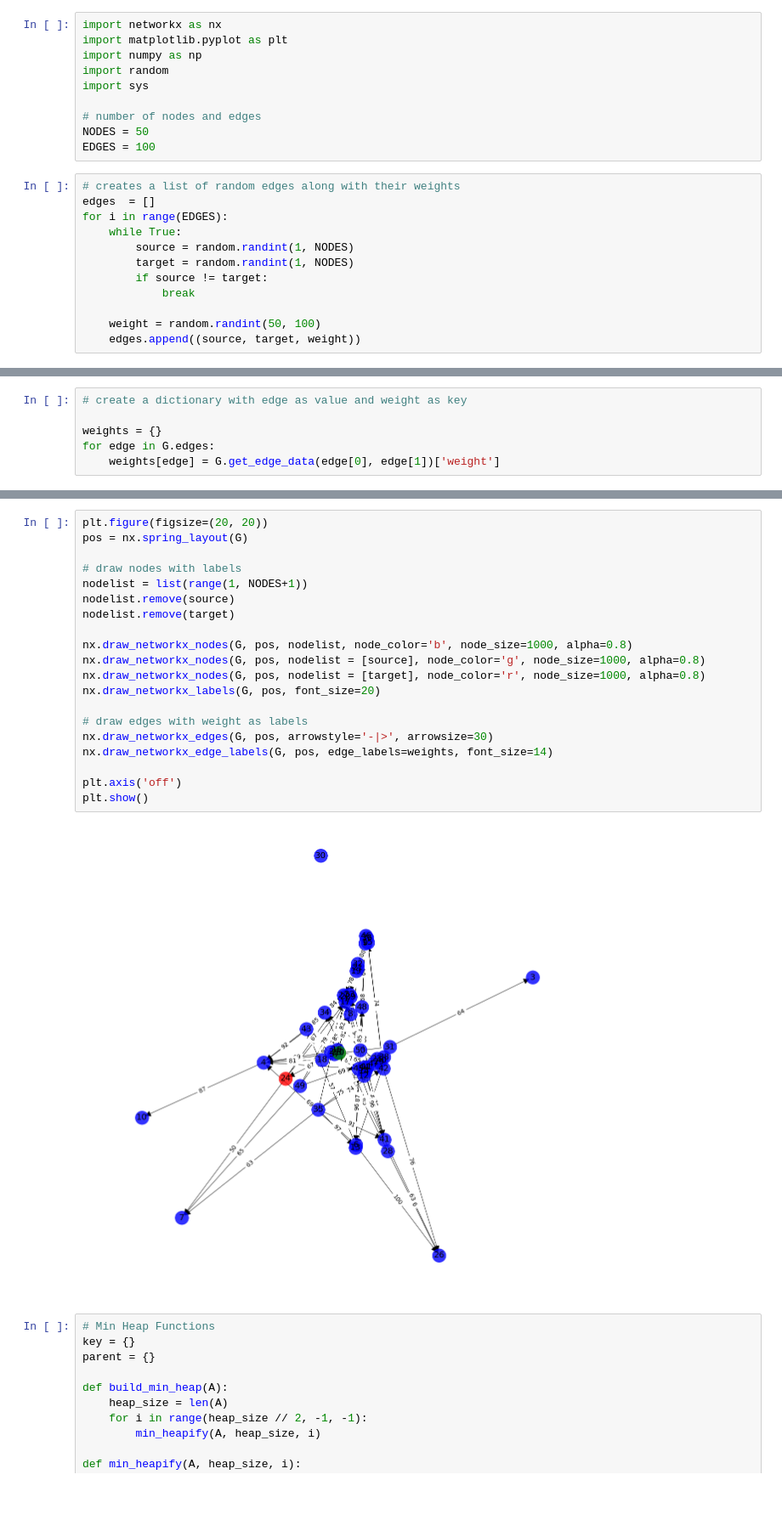
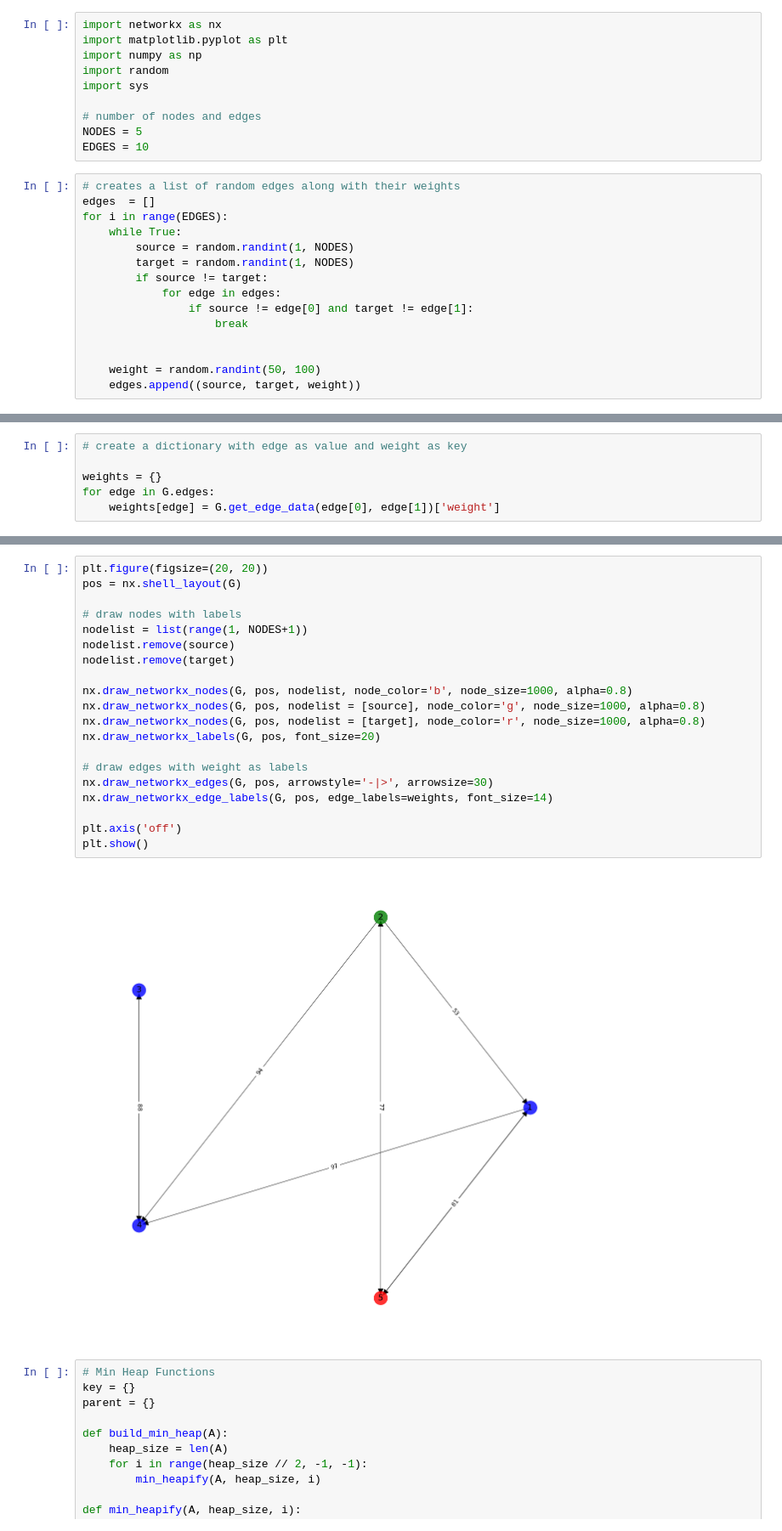
Before and after one commit to ishaanverma/shortest-path, a Jupyter notebook: Dijkstra's Algorithm.ipynb, the cells around one changed output, grey strips where cells are left out. Shown: that part at 85% size. Cells and saved outputs as stored; diff of their text form; blank space fills up the shorter version.

Commit message:
Updated graph visuals

```diff
--- a/Dijkstra's Algorithm.ipynb
+++ b/Dijkstra's Algorithm.ipynb
@@ -6,8 +6,8 @@ import random
 import sys
 
 # number of nodes and edges
-NODES = 50
-EDGES = 100
+NODES = 5
+EDGES = 10
 # %%
 # creates a list of random edges along with their weights
 edges  = []
@@ -16,7 +16,10 @@ for i in range(EDGES):
         source = random.randint(1, NODES)
         target = random.randint(1, NODES)
         if source != target:
-            break
+            for edge in edges:
+                if source != edge[0] and target != edge[1]:
+                    break
+
 
     weight = random.randint(50, 100)
     edges.append((source, target, weight))
@@ -48,25 +51,25 @@ Target: 24
 # %%
 plt.figure(figsize=(20, 20))
-pos = nx.spring_layout(G)
+pos = nx.shell_layout(G)
 
 # draw nodes with labels
 nodelist = list(range(1, NODES+1))
 nodelist.remove(source)
 nodelist.remove(target)
 
 nx.draw_networkx_nodes(G, pos, nodelist, node_color='b', node_size=1000, alpha=0.8)
 nx.draw_networkx_nodes(G, pos, nodelist = [source], node_color='g', node_size=1000, alpha=0.8)
 nx.draw_networkx_nodes(G, pos, nodelist = [target], node_color='r', node_size=1000, alpha=0.8)
 nx.draw_networkx_labels(G, pos, font_size=20)
 
 # draw edges with weight as labels
 nx.draw_networkx_edges(G, pos, arrowstyle='-|>', arrowsize=30)
 nx.draw_networkx_edge_labels(G, pos, edge_labels=weights, font_size=14)
 
 plt.axis('off')
 plt.show()
 # %% [output]
-[figure, old version]
+[figure, new version]
 # %%
 # Min Heap Functions
 key = {}
```
Also changed, not shown: parts of 4 cells of this notebook.
